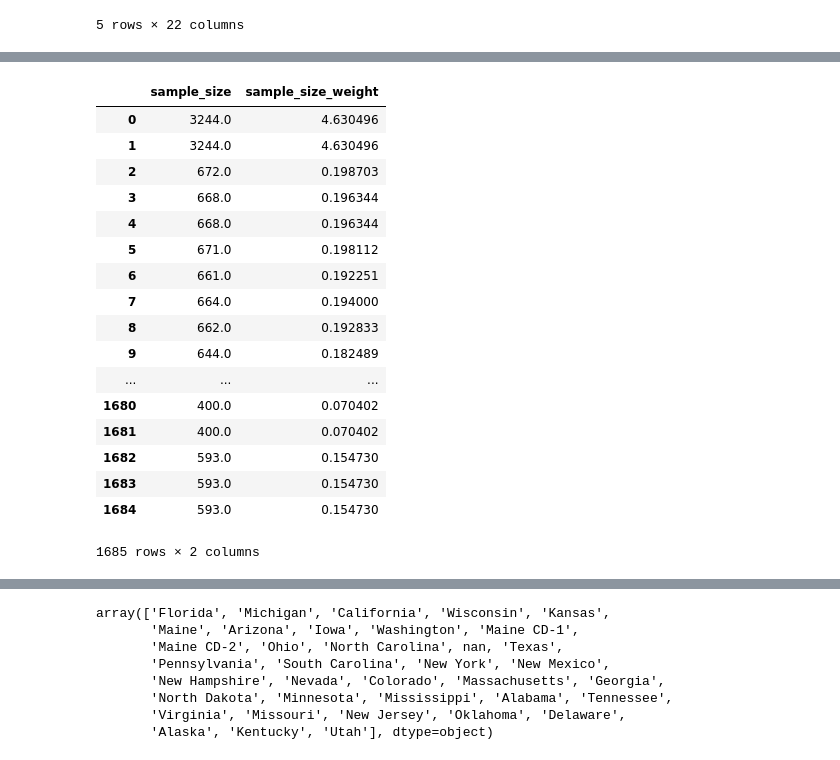
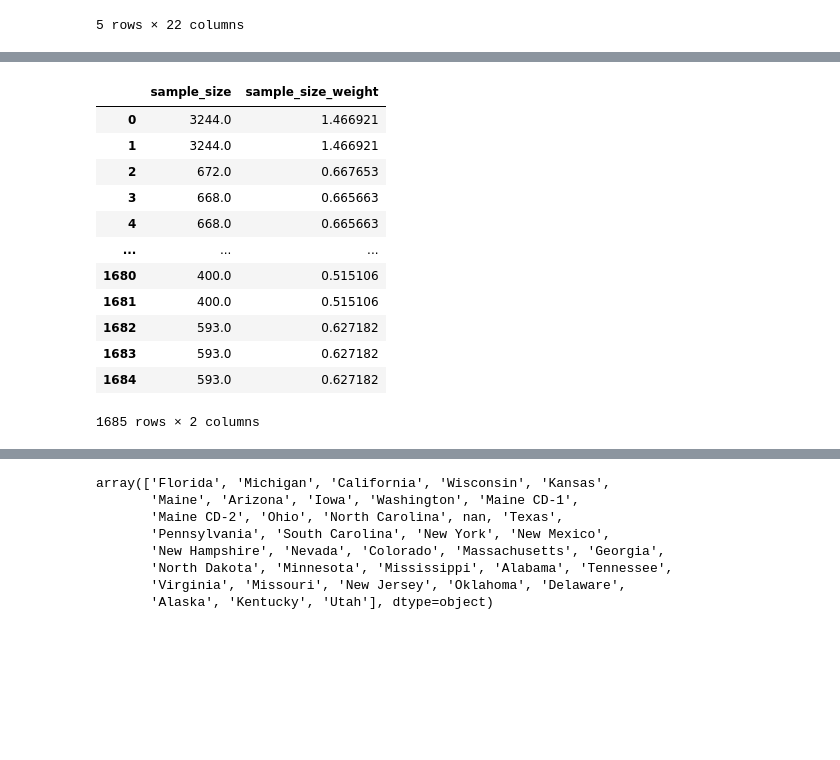
Before and after one commit to srpatel2000/Elections2020, a Jupyter notebook: Predictions/Elections_prediction_final.ipynb, the cells around one changed output, grey strips where cells are left out. Drawn from its saved outputs; the diff is of its cells as text; code cells hidden in the pictures; blank space fills up the shorter version.

```diff
--- a/Predictions/Elections_prediction_final.ipynb
+++ b/Predictions/Elections_prediction_final.ipynb
@@ -186,26 +167,21 @@ apply_weights(polls)
 # %%
 # Sample size (based on how Nate Silver used it in 2008)
 mean = np.mean(polls['sample_size'])
-polls['sample_size_weight'] = (polls['sample_size']/mean)**2
+polls['sample_size_weight'] = (polls['sample_size']/mean)**0.5
 polls[['sample_size', 'sample_size_weight']]
 # %% [output]
 |  | sample_size | sample_size_weight |
-| 0 | 3244.0 | 4.630496 |
-| 1 | 3244.0 | 4.630496 |
-| 2 | 672.0 | 0.198703 |
-| 3 | 668.0 | 0.196344 |
-| 4 | 668.0 | 0.196344 |
-| 5 | 671.0 | 0.198112 |
-| 6 | 661.0 | 0.192251 |
-| 7 | 664.0 | 0.194000 |
-| 8 | 662.0 | 0.192833 |
-| 9 | 644.0 | 0.182489 |
+| 0 | 3244.0 | 1.466921 |
+| 1 | 3244.0 | 1.466921 |
+| 2 | 672.0 | 0.667653 |
+| 3 | 668.0 | 0.665663 |
+| 4 | 668.0 | 0.665663 |
 | ... | ... | ... |
-| 1680 | 400.0 | 0.070402 |
-| 1681 | 400.0 | 0.070402 |
-| 1682 | 593.0 | 0.154730 |
-| 1683 | 593.0 | 0.154730 |
-| 1684 | 593.0 | 0.154730 |
+| 1680 | 400.0 | 0.515106 |
+| 1681 | 400.0 | 0.515106 |
+| 1682 | 593.0 | 0.627182 |
+| 1683 | 593.0 | 0.627182 |
+| 1684 | 593.0 | 0.627182 |
 1685 rows × 2 columns
 # %%
 # Get weighted averages
```
Also changed, not shown: parts of 66 cells of this notebook.
